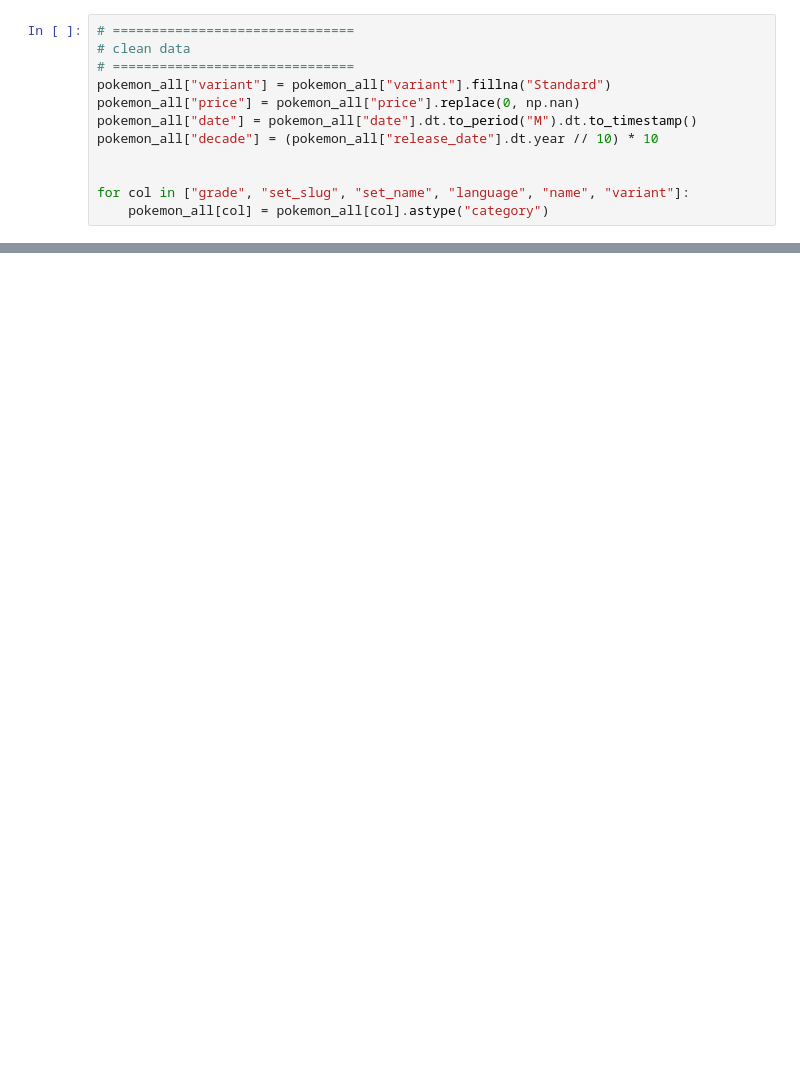
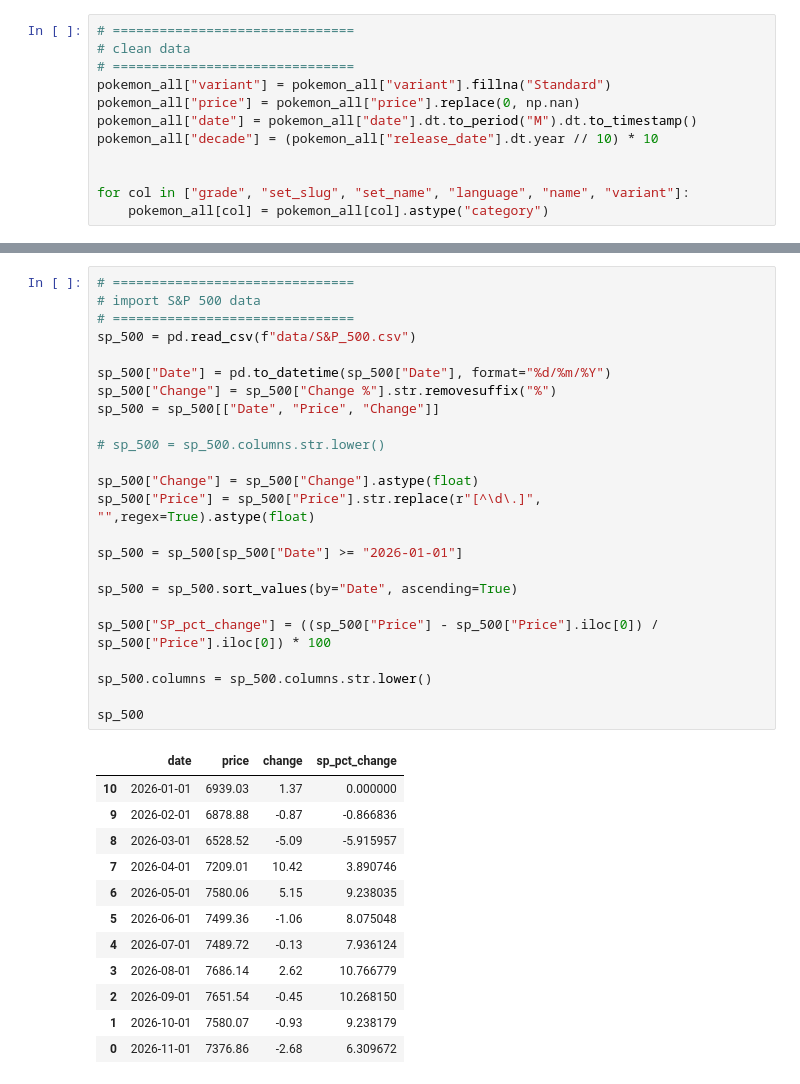
Before and after one commit to TurnerHaa/pokemon-cards, a Jupyter notebook: analysis_focused.ipynb, the cells around one changed output, grey strips where cells are left out. Cells and saved outputs as stored; diff of their text form; blank space fills up the shorter version.

```diff
--- a/analysis_focused.ipynb
+++ b/analysis_focused.ipynb
@@ -114,0 +105,37 @@ cards_26
+# %%
+# ===============================
+# import S&P 500 data
+# ===============================
+sp_500 = pd.read_csv(f"data/S&P_500.csv")
+
+sp_500["Date"] = pd.to_datetime(sp_500["Date"], format="%d/%m/%Y")
+sp_500["Change"] = sp_500["Change %"].str.removesuffix("%")
+sp_500 = sp_500[["Date", "Price", "Change"]]
+
+# sp_500 = sp_500.columns.str.lower()
+
+sp_500["Change"] = sp_500["Change"].astype(float)
+sp_500["Price"] = sp_500["Price"].str.replace(r"[^\d\.]", "",regex=True).astype(float)
+
+sp_500 = sp_500[sp_500["Date"] >= "2026-01-01"]
+
+sp_500 = sp_500.sort_values(by="Date", ascending=True)
+
+sp_500["SP_pct_change"] = ((sp_500["Price"] - sp_500["Price"].iloc[0]) / sp_500["Price"].iloc[0]) * 100
+
+sp_500.columns = sp_500.columns.str.lower()
+
+sp_500
+# %% [output]
+|  | date | price | change | sp_pct_change |
+| 10 | 2026-01-01 | 6939.03 | 1.37 | 0.000000 |
+| 9 | 2026-02-01 | 6878.88 | -0.87 | -0.866836 |
+| 8 | 2026-03-01 | 6528.52 | -5.09 | -5.915957 |
+| 7 | 2026-04-01 | 7209.01 | 10.42 | 3.890746 |
+| 6 | 2026-05-01 | 7580.06 | 5.15 | 9.238035 |
+| 5 | 2026-06-01 | 7499.36 | -1.06 | 8.075048 |
+| 4 | 2026-07-01 | 7489.72 | -0.13 | 7.936124 |
+| 3 | 2026-08-01 | 7686.14 | 2.62 | 10.766779 |
+| 2 | 2026-09-01 | 7651.54 | -0.45 | 10.268150 |
+| 1 | 2026-10-01 | 7580.07 | -0.93 | 9.238179 |
+| 0 | 2026-11-01 | 7376.86 | -2.68 | 6.309672 |
```
Also changed, not shown: parts of 7 cells of this notebook.
